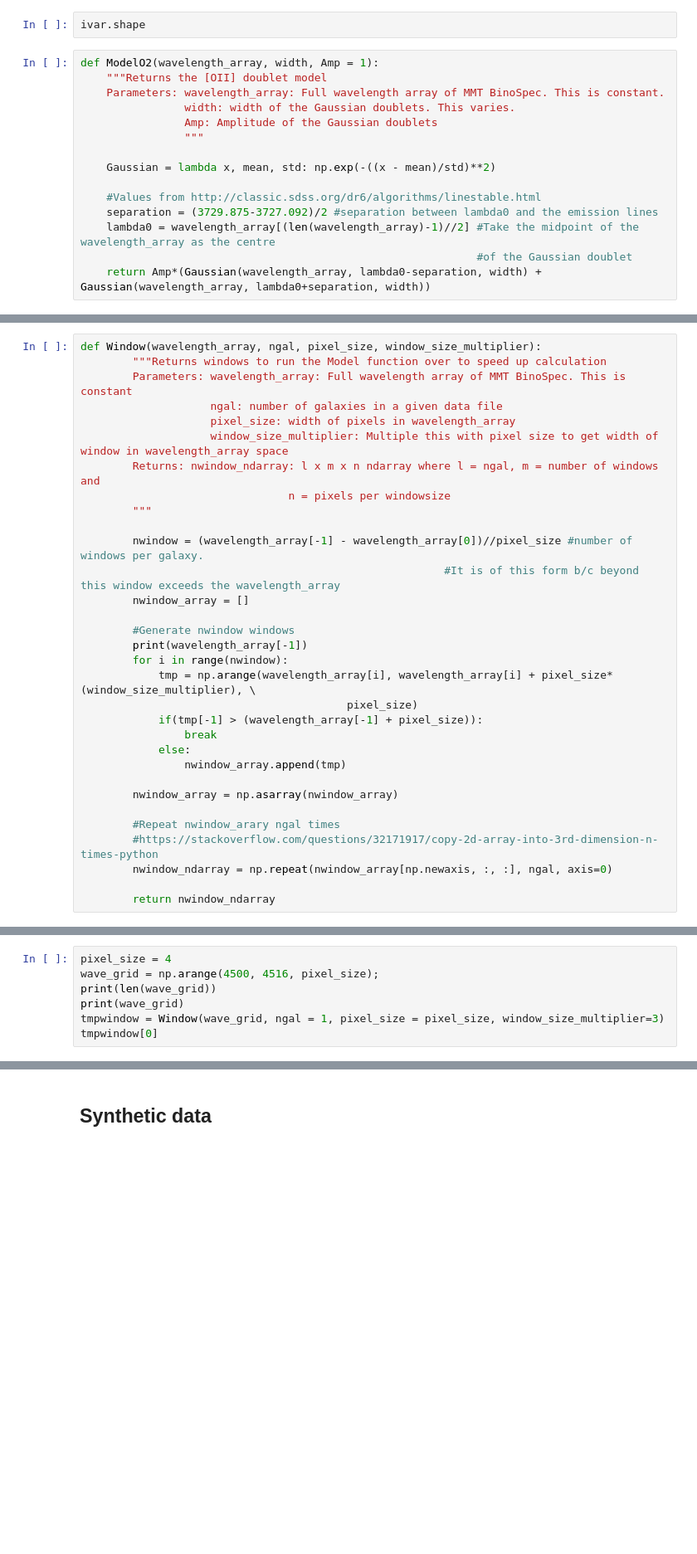
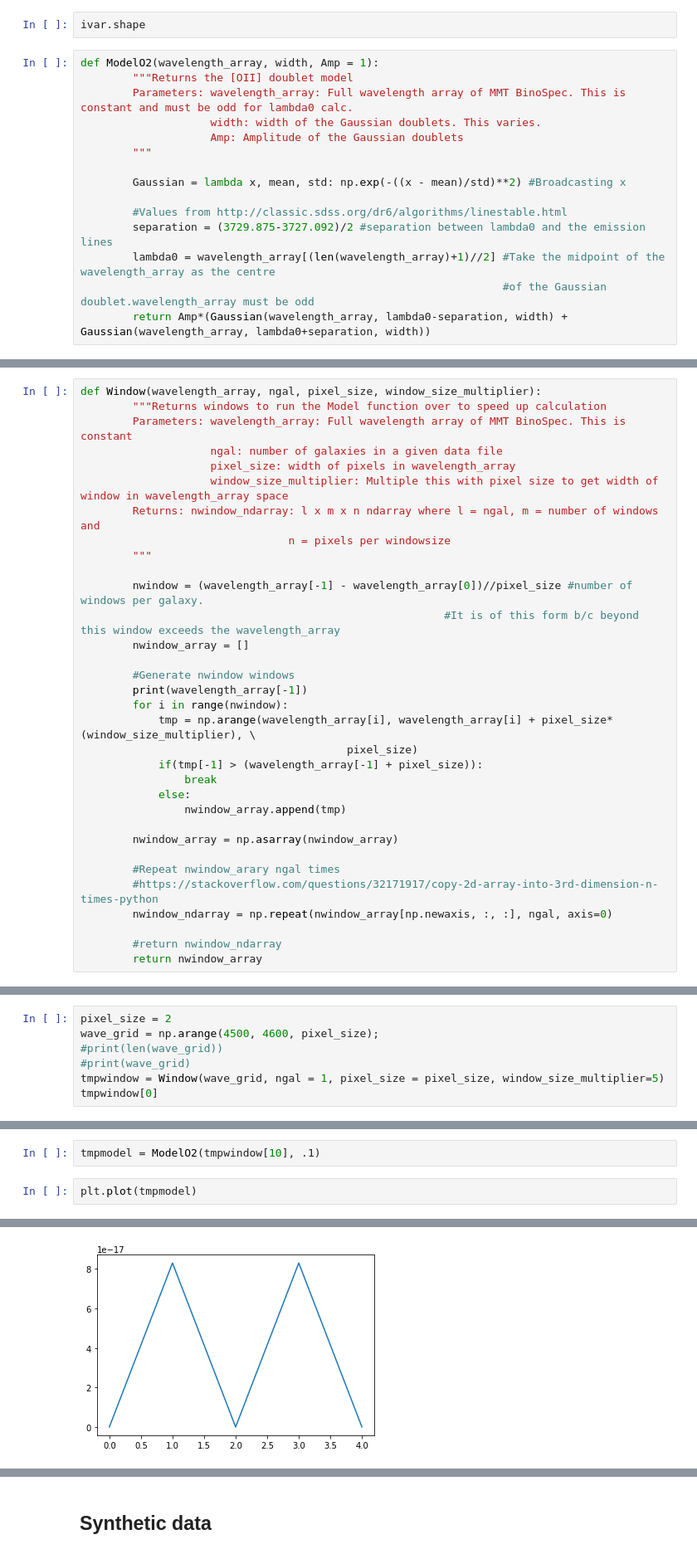
Before and after one commit to tanveerkarim/DESI_Binospec_DataProcessor, a Jupyter notebook: Tanveer/Specz_Extractor/specz1D_extractor.ipynb, the cells around one changed output, grey strips where cells are left out. Shown: that part at 83% size. Cells and saved outputs as stored; diff of their text form; blank space fills up the shorter version.

Commit message:
Updating Model function to fit Window output

```diff
--- a/Tanveer/Specz_Extractor/specz1D_extractor.ipynb
+++ b/Tanveer/Specz_Extractor/specz1D_extractor.ipynb
@@ -24,16 +24,16 @@ ivar = data['data_ivar'][:, 1, :]
 ivar.shape
 # %%
 def ModelO2(wavelength_array, width, Amp = 1):
-	"""Returns the [OII] doublet model
-	Parameters: wavelength_array: Full wavelength array of MMT BinoSpec. This is constant.
-				width: width of the Gaussian doublets. This varies.
-				Amp: Amplitude of the Gaussian doublets
-				"""
+        """Returns the [OII] doublet model
+        Parameters: wavelength_array: Full wavelength array of MMT BinoSpec. This is constant and must be odd for lambda0 calc.
+                    width: width of the Gaussian doublets. This varies.
+                    Amp: Amplitude of the Gaussian doublets
+        """
 
-	Gaussian = lambda x, mean, std: np.exp(-((x - mean)/std)**2)
+        Gaussian = lambda x, mean, std: np.exp(-((x - mean)/std)**2) #Broadcasting x
 
-	#Values from http://classic.sdss.org/dr6/algorithms/linestable.html
-	separation = (3729.875-3727.092)/2 #separation between lambda0 and the emission lines
-	lambda0 = wavelength_array[(len(wavelength_array)-1)//2] #Take the midpoint of the wavelength_array as the centre
-                                                             #of the Gaussian doublet
-	return Amp*(Gaussian(wavelength_array, lambda0-separation, width) + Gaussian(wavelength_array, lambda0+separation, width))
+        #Values from http://classic.sdss.org/dr6/algorithms/linestable.html
+        separation = (3729.875-3727.092)/2 #separation between lambda0 and the emission lines
+        lambda0 = wavelength_array[(len(wavelength_array)+1)//2] #Take the midpoint of the wavelength_array as the centre
+                                                                 #of the Gaussian doublet.wavelength_array must be odd
+        return Amp*(Gaussian(wavelength_array, lambda0-separation, width) + Gaussian(wavelength_array, lambda0+separation, width))
@@ -68,4 +102,5 @@ def Window(wavelength_array, ngal, pixel_size, window_size_multiplier):
         #https://stackoverflow.com/questions/32171917/copy-2d-array-into-3rd-dimension-n-times-python
         nwindow_ndarray = np.repeat(nwindow_array[np.newaxis, :, :], ngal, axis=0)
 
-        return nwindow_ndarray
+        #return nwindow_ndarray
+        return nwindow_array
@@ -86,8 +107,8 @@ len(tmp)
 # %%
-pixel_size = 4
-wave_grid = np.arange(4500, 4516, pixel_size);
-print(len(wave_grid))
-print(wave_grid)
-tmpwindow = Window(wave_grid, ngal = 1, pixel_size = pixel_size, window_size_multiplier=3)
+pixel_size = 2
+wave_grid = np.arange(4500, 4600, pixel_size);
+#print(len(wave_grid))
+#print(wave_grid)
+tmpwindow = Window(wave_grid, ngal = 1, pixel_size = pixel_size, window_size_multiplier=5)
 tmpwindow[0]
 # %% [output]
@@ -99,0 +117,5 @@ array([[4500, 4504, 4508],
+# %%
+tmpmodel = ModelO2(tmpwindow[10], .1)
+# %%
+plt.plot(tmpmodel)
+# %% [output]
@@ -99,0 +123 @@ array([[4500, 4504, 4508],
+[figure, added]
```
Also changed, not shown: parts of 9 cells of this notebook, 2 other files.
